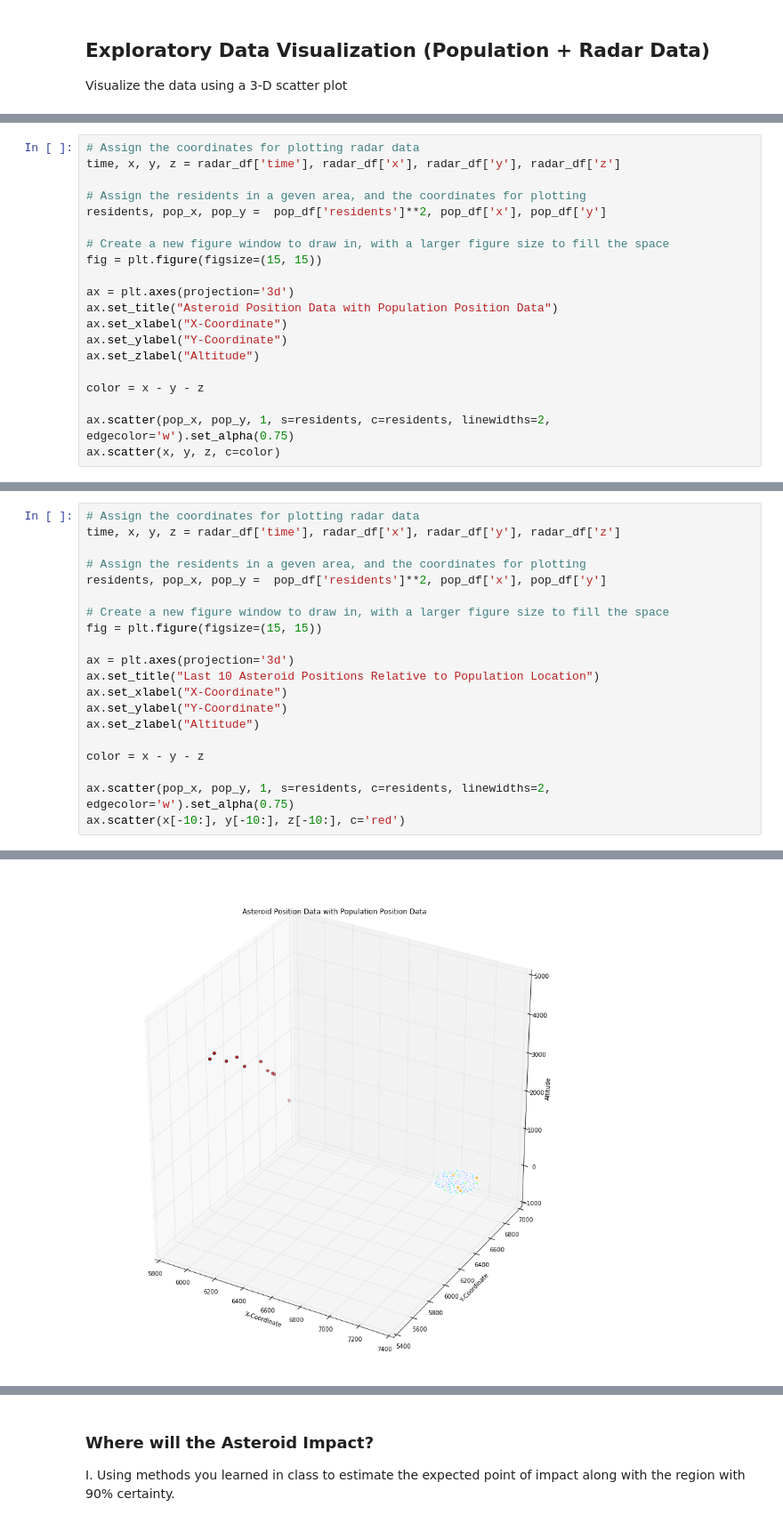
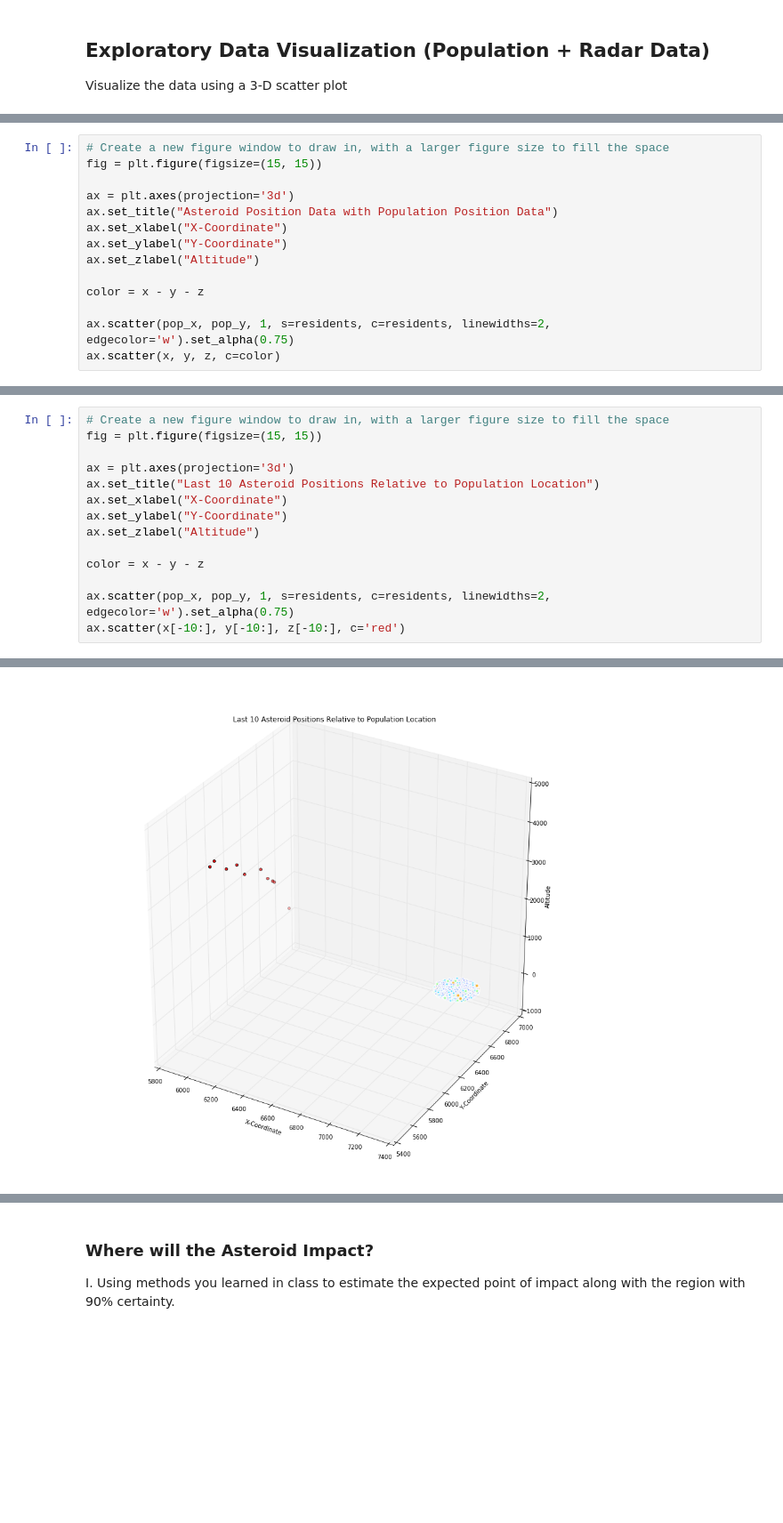
Before and after one commit to rickfarmer/harvard-cs-109a-data-science, a Jupyter notebook: Farmer_Rick_CS109A_Midterm.ipynb, the cells around one changed output, grey strips where cells are left out. Shown at 89% size. Cells and saved outputs as stored; diff of their text form; blank space fills up the shorter version.

```diff
--- a/Farmer_Rick_CS109A_Midterm.ipynb
+++ b/Farmer_Rick_CS109A_Midterm.ipynb
@@ -298,10 +298,4 @@ ax.scatter(pop_x, pop_y, 0, s=residents, c=residents, linewidths=2, edgecolor='w
 # %%
-# Assign the coordinates for plotting radar data
-time, x, y, z = radar_df['time'], radar_df['x'], radar_df['y'], radar_df['z']
-
-# Assign the residents in a geven area, and the coordinates for plotting
-residents, pop_x, pop_y =  pop_df['residents']**2, pop_df['x'], pop_df['y']
-
 # Create a new figure window to draw in, with a larger figure size to fill the space
 fig = plt.figure(figsize=(15, 15))
 
@@ -319,26 +313,20 @@ ax.scatter(x, y, z, c=color)
 <mpl_toolkits.mplot3d.art3d.Path3DCollection at 0x...>
 [figure]
 # %%
-# Assign the coordinates for plotting radar data
-time, x, y, z = radar_df['time'], radar_df['x'], radar_df['y'], radar_df['z']
-
-# Assign the residents in a geven area, and the coordinates for plotting
-residents, pop_x, pop_y =  pop_df['residents']**2, pop_df['x'], pop_df['y']
-
 # Create a new figure window to draw in, with a larger figure size to fill the space
 fig = plt.figure(figsize=(15, 15))
 
 ax = plt.axes(projection='3d')
 ax.set_title("Last 10 Asteroid Positions Relative to Population Location")
 ax.set_xlabel("X-Coordinate")
 ax.set_ylabel("Y-Coordinate")
 ax.set_zlabel("Altitude")
 
 color = x - y - z
 
 ax.scatter(pop_x, pop_y, 1, s=residents, c=residents, linewidths=2, edgecolor='w').set_alpha(0.75)
 ax.scatter(x[-10:], y[-10:], z[-10:], c='red')
 # %% [output]
 <mpl_toolkits.mplot3d.art3d.Path3DCollection at 0x...>
-[figure, old version]
+[figure, new version]
 # %%
```
Also changed, not shown: parts of 2 cells of this notebook.
